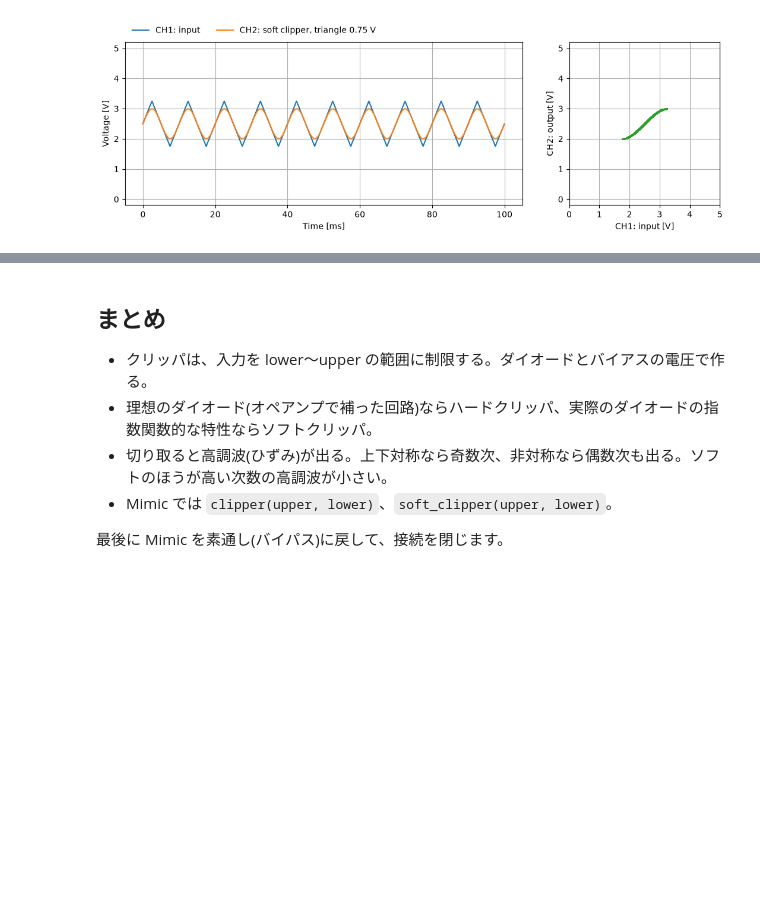
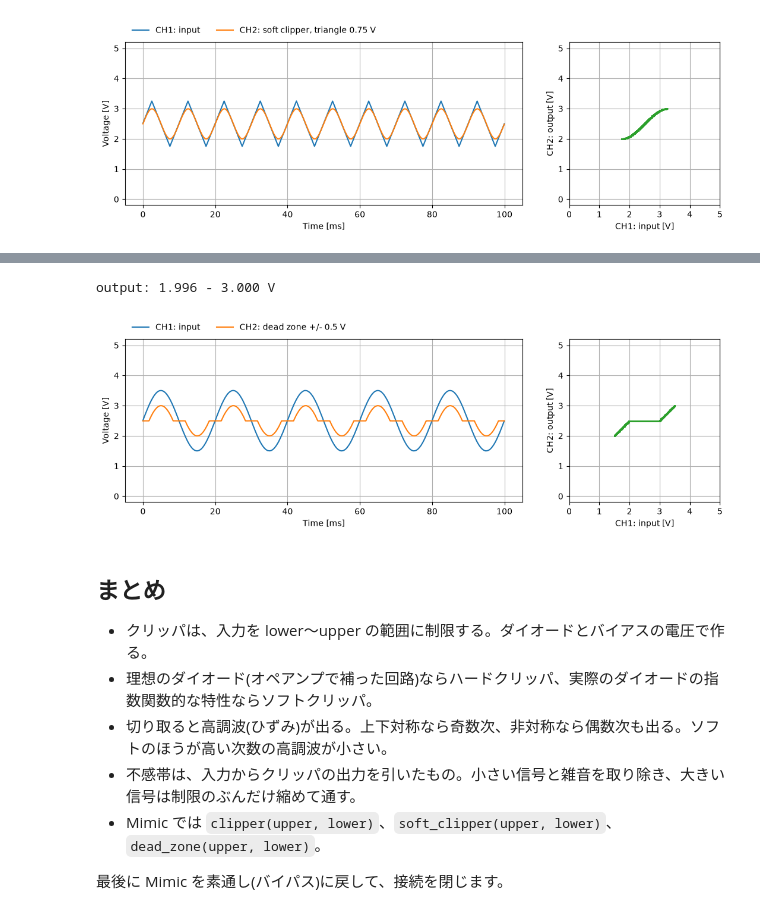
Before and after one commit to tkgktyk/analog-mimic-examples, a Jupyter notebook: lectures/05_nonlinear/03_clipper.ipynb, the cells around one changed output, grey strips where cells are left out. Cells and saved outputs as stored; diff of their text form; code cells hidden in the pictures; blank space fills up the shorter version.

```diff
--- a/lectures/05_nonlinear/03_clipper.ipynb
+++ b/lectures/05_nonlinear/03_clipper.ipynb
@@ -226,10 +261,23 @@ difference from a sine: 1.2 % (rms)
+# %%
+AMP = 1.0     # [V]
+WIDTH = 0.5   # [V] from the center to each limit
+
+lab.fg.sine(50, AMP)
+lab.mimic.dead_zone(2.5 + WIDTH, 2.5 - WIDTH)
+t, ch1, ch2 = lab.scope.capture(2000)
+print(f"output: {ch2.min():.3f} - {ch2.max():.3f} V")
+scope_xy(t, ch1, ch2, f"dead zone +/- {WIDTH} V")
+# %% [output]
+output: 1.996 - 3.000 V
+[figure, added]
 # %% [markdown]
 ## まとめ
 
 - クリッパは、入力を lower〜upper の範囲に制限する。ダイオードとバイアスの電圧で作る。
 - 理想のダイオード(オペアンプで補った回路)ならハードクリッパ、実際のダイオードの指数関数的な特性ならソフトクリッパ。
 - 切り取ると高調波(ひずみ)が出る。上下対称なら奇数次、非対称なら偶数次も出る。ソフトのほうが高い次数の高調波が小さい。
-- Mimic では `clipper(upper, lower)`、`soft_clipper(upper, lower)`。
+- 不感帯は、入力からクリッパの出力を引いたもの。小さい信号と雑音を取り除き、大きい信号は制限のぶんだけ縮めて通す。
+- Mimic では `clipper(upper, lower)`、`soft_clipper(upper, lower)`、`dead_zone(upper, lower)`。
 
 
 最後に Mimic を素通し(バイパス)に戻して、接続を閉じます。
```
Also changed, not shown: parts of 12 cells of this notebook, 24 other files.
